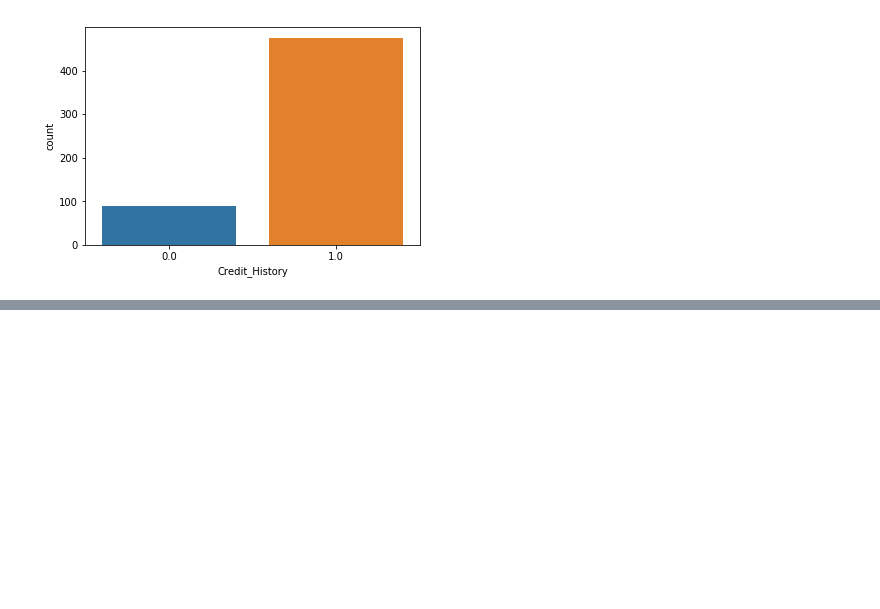
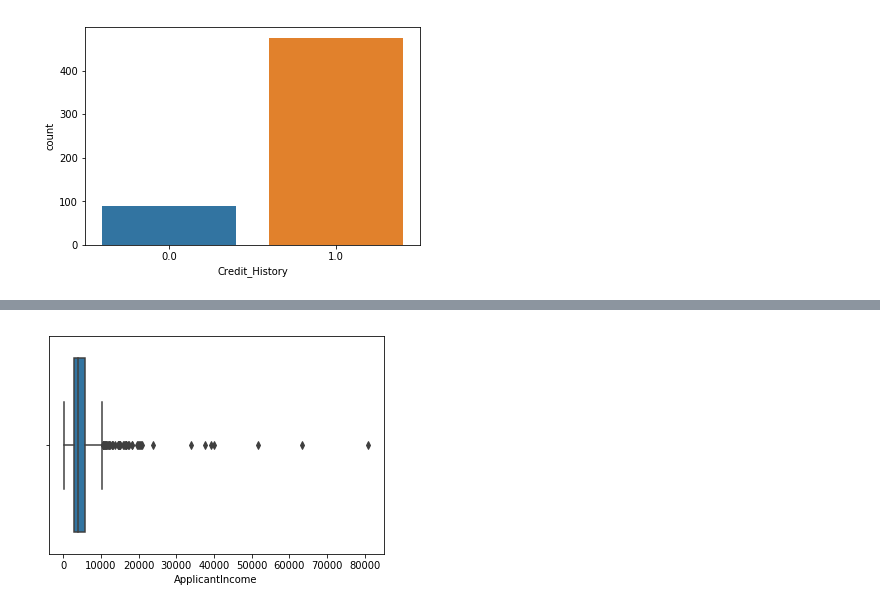
Before and after one commit to arunnitk/Data-science, a Jupyter notebook: Loan Prediction.ipynb, the cells around one changed output, grey strips where cells are left out. Cells and saved outputs as stored; diff of their text form; code cells hidden in the pictures; blank space fills up the shorter version.

```diff
--- a/Loan Prediction.ipynb
+++ b/Loan Prediction.ipynb
@@ -126,0 +144,5 @@ plt.show()
+# %%
+sns.boxplot(train['ApplicantIncome'], hue = 'Education', data = train)
+plt.show()
+# %% [output]
+[figure, added]
```
Also changed, not shown: parts of 12 cells of this notebook.
